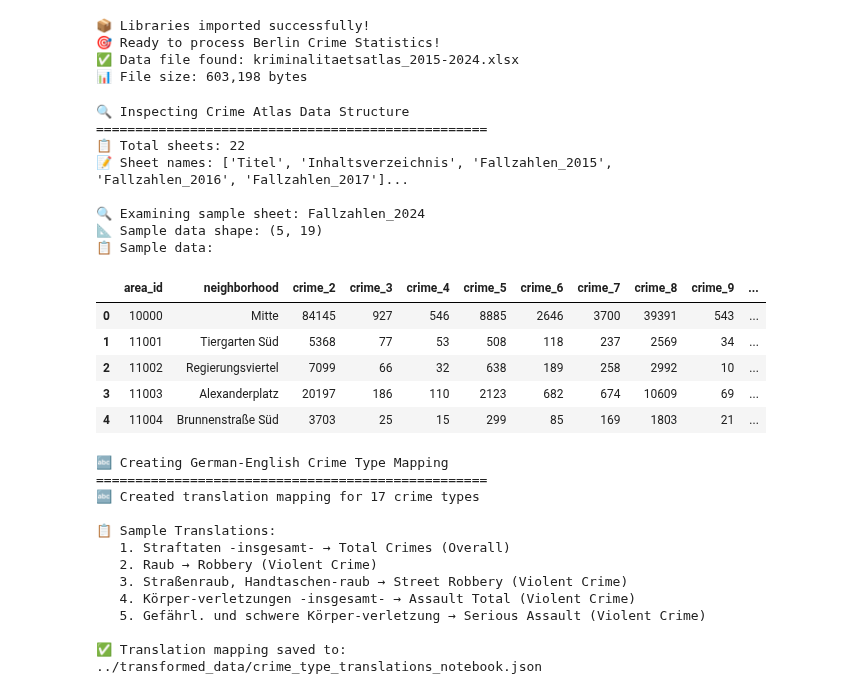
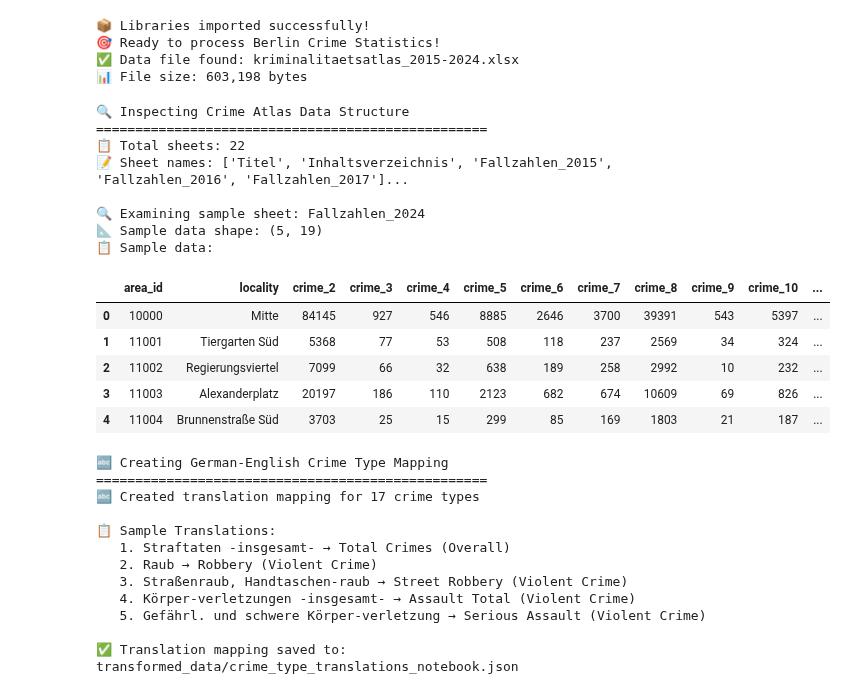
Before and after one commit to webeet-io/layered-populate-data-pool-da, a Jupyter notebook: crime_statistics/scripts/Berlin_Crime_Statistics_Transformation.ipynb, the cells around one changed output. Drawn from its saved outputs; the diff is of its cells as text; code cells hidden in the pictures.

```diff
--- a/crime_statistics/scripts/Berlin_Crime_Statistics_Transformation.ipynb
+++ b/crime_statistics/scripts/Berlin_Crime_Statistics_Transformation.ipynb
@@ -30,7 +30,7 @@ print("📦 Libraries imported successfully!")
 print("🎯 Ready to process Berlin Crime Statistics!")
 
 # Verify data file exists
-file_path = Path("../sources/crime_atlas/kriminalitaetsatlas_2015-2024.xlsx")
+file_path = Path("sources/crime_atlas/kriminalitaetsatlas_2015-2024.xlsx")
 if file_path.exists():
     print(f"✅ Data file found: {file_path.name}")
     print(f"📊 File size: {file_path.stat().st_size:,} bytes")
@@ -44,39 +44,39 @@ else:
 # %%
 # 🔍 Step 1: Data Inspection
 print("🔍 Inspecting Crime Atlas Data Structure")
 print("=" * 50)
 
 # Get sheet information
 excel_file = pd.ExcelFile(file_path)
 print(f"📋 Total sheets: {len(excel_file.sheet_names)}")
 print(f"📝 Sheet names: {excel_file.sheet_names[:5]}...")  # Show first 5
 
 # Sample one sheet to understand structure
 sample_sheet = "Fallzahlen_2024"
 print(f"\n🔍 Examining sample sheet: {sample_sheet}")
 
 # Read sample data
 sample_df = pd.read_excel(file_path, sheet_name=sample_sheet, skiprows=4, nrows=5)
-sample_df.columns = ['area_id', 'neighborhood'] + [f'crime_{i}' for i in range(2, len(sample_df.columns))]
+sample_df.columns = ['area_id', 'locality'] + [f'crime_{i}' for i in range(2, len(sample_df.columns))]
 
 print(f"📐 Sample data shape: {sample_df.shape}")
 print(f"📋 Sample data:")
 display(sample_df)
 # %% [output]
 🔍 Inspecting Crime Atlas Data Structure
 ==================================================
 📋 Total sheets: 22
 📝 Sheet names: ['Titel', 'Inhaltsverzeichnis', 'Fallzahlen_2015', 'Fallzahlen_2016', 'Fallzahlen_2017']...
 
 🔍 Examining sample sheet: Fallzahlen_2024
 📐 Sample data shape: (5, 19)
 📋 Sample data:
-|  | area_id | neighborhood | crime_2 | crime_3 | crime_4 | crime_5 | crime_6 | crime_7 | crime_8 | crime_9 | ... |
-| 0 | 10000 | Mitte | 84145 | 927 | 546 | 8885 | 2646 | 3700 | 39391 | 543 | ... |
-| 1 | 11001 | Tiergarten Süd | 5368 | 77 | 53 | 508 | 118 | 237 | 2569 | 34 | ... |
-| 2 | 11002 | Regierungsviertel | 7099 | 66 | 32 | 638 | 189 | 258 | 2992 | 10 | ... |
-| 3 | 11003 | Alexanderplatz | 20197 | 186 | 110 | 2123 | 682 | 674 | 10609 | 69 | ... |
-| 4 | 11004 | Brunnenstraße Süd | 3703 | 25 | 15 | 299 | 85 | 169 | 1803 | 21 | ... |
+|  | area_id | locality | crime_2 | crime_3 | crime_4 | crime_5 | crime_6 | crime_7 | crime_8 | crime_9 | crime_10 | ... |
+| 0 | 10000 | Mitte | 84145 | 927 | 546 | 8885 | 2646 | 3700 | 39391 | 543 | 5397 | ... |
+| 1 | 11001 | Tiergarten Süd | 5368 | 77 | 53 | 508 | 118 | 237 | 2569 | 34 | 324 | ... |
+| 2 | 11002 | Regierungsviertel | 7099 | 66 | 32 | 638 | 189 | 258 | 2992 | 10 | 232 | ... |
+| 3 | 11003 | Alexanderplatz | 20197 | 186 | 110 | 2123 | 682 | 674 | 10609 | 69 | 826 | ... |
+| 4 | 11004 | Brunnenstraße Süd | 3703 | 25 | 15 | 299 | 85 | 169 | 1803 | 21 | 187 | ... |
 # %%
 # 🚨 Step 2: Crime Type Translation Mapping
 print("🔤 Creating German-English Crime Type Mapping")
@@ -196,7 +196,7 @@ for i, (german, info) in enumerate(list(translation_mapping.items())[:5]):
     print(f"   {i+1}. {german} → {info['english']} ({info['category']})")
 
 # Save translation mapping
-output_dir = Path("../transformed_data")
+output_dir = Path("transformed_data")
 output_dir.mkdir(exist_ok=True)
 
 with open(output_dir / "crime_type_translations_notebook.json", 'w', encoding='utf-8') as f:
@@ -215,5 +215,5 @@ print(f"\n✅ Translation mapping saved to: {output_dir}/crime_type_translations
    4. Körper-verletzungen -insgesamt- → Assault Total (Violent Crime)
    5. Gefährl. und schwere Körper-verletzung → Serious Assault (Violent Crime)
 
-✅ Translation mapping saved to: ../transformed_data/crime_type_translations_notebook.json
+✅ Translation mapping saved to: transformed_data/crime_type_translations_notebook.json
 # %%
```
Also changed, not shown: parts of 13 cells of this notebook, 6 other files.
